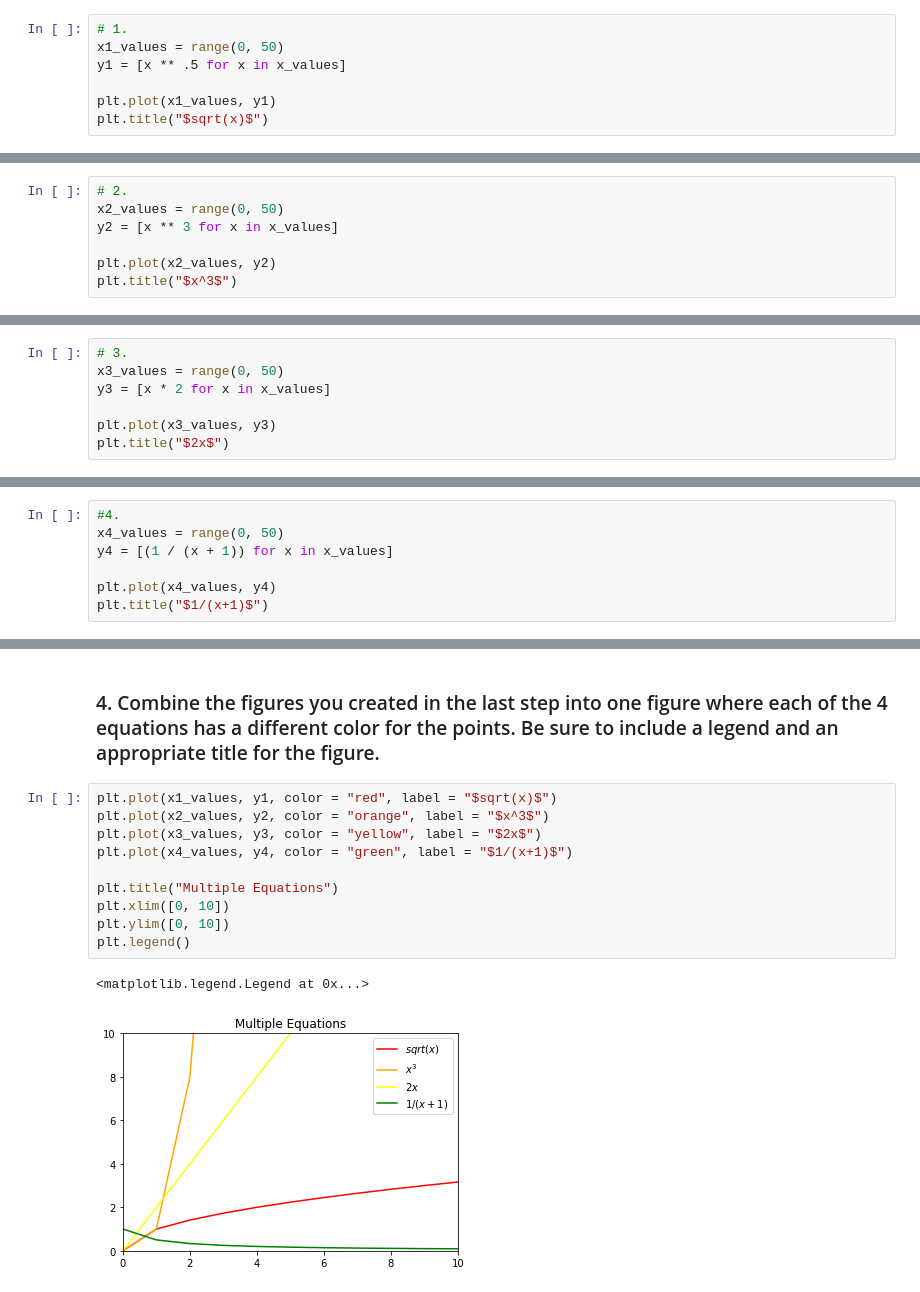
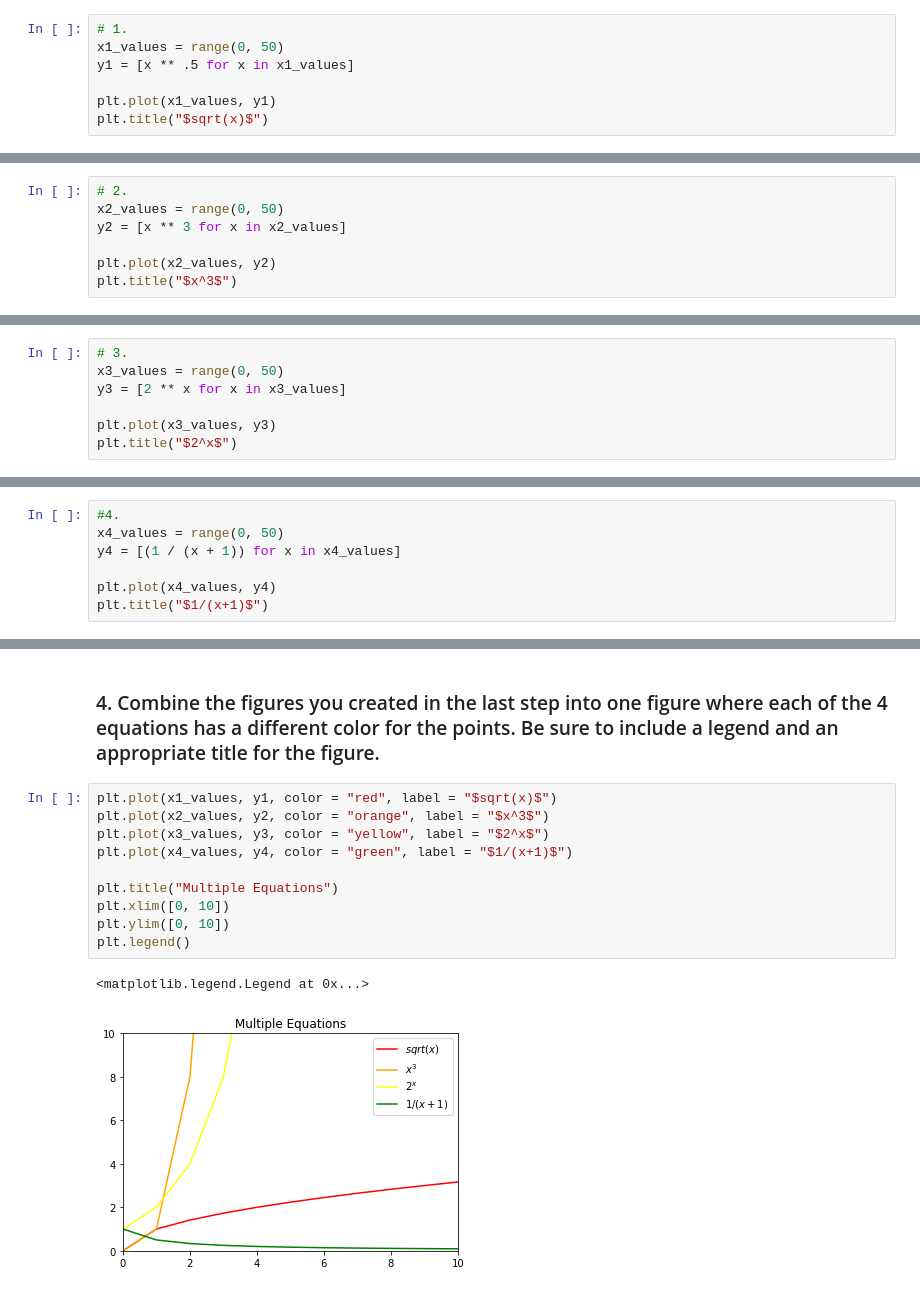
Before and after one commit to david-ryan-alviola/numpy-pandas-visualization-exercises, a Jupyter notebook: matplotlib_exercises.ipynb, the cells around one changed output, grey strips where cells are left out. Drawn from its saved outputs; the diff is of its cells as text.

```diff
--- a/matplotlib_exercises.ipynb
+++ b/matplotlib_exercises.ipynb
@@ -24,7 +24,7 @@ Text(0, 70, '$(0,0)$')
 # %%
 # 1.
 x1_values = range(0, 50)
-y1 = [x ** .5 for x in x_values]
+y1 = [x ** .5 for x in x1_values]
 
 plt.plot(x1_values, y1)
 plt.title("$sqrt(x)$")
@@ -34,7 +34,7 @@ Text(0.5, 1.0, '$sqrt(x)$')
 # %%
 # 2.
 x2_values = range(0, 50)
-y2 = [x ** 3 for x in x_values]
+y2 = [x ** 3 for x in x2_values]
 
 plt.plot(x2_values, y2)
 plt.title("$x^3$")
@@ -44,8 +44,8 @@ Text(0.5, 1.0, '$x^3$')
 # %%
 # 3.
 x3_values = range(0, 50)
-y3 = [x * 2 for x in x_values]
+y3 = [2 ** x for x in x3_values]
 
 plt.plot(x3_values, y3)
-plt.title("$2x$")
+plt.title("$2^x$")
 # %% [output]
@@ -54,7 +54,7 @@ Text(0.5, 1.0, '$2x$')
 # %%
 #4.
 x4_values = range(0, 50)
-y4 = [(1 / (x + 1)) for x in x_values]
+y4 = [(1 / (x + 1)) for x in x4_values]
 
 plt.plot(x4_values, y4)
 plt.title("$1/(x+1)$")
@@ -90,13 +90,13 @@ plt.show()
 # %%
 plt.plot(x1_values, y1, color = "red", label = "$sqrt(x)$")
 plt.plot(x2_values, y2, color = "orange", label = "$x^3$")
-plt.plot(x3_values, y3, color = "yellow", label = "$2x$")
+plt.plot(x3_values, y3, color = "yellow", label = "$2^x$")
 plt.plot(x4_values, y4, color = "green", label = "$1/(x+1)$")
 
 plt.title("Multiple Equations")
 plt.xlim([0, 10])
 plt.ylim([0, 10])
 plt.legend()
 # %% [output]
 <matplotlib.legend.Legend at 0x...>
-[figure, old version]
+[figure, new version]
```
Also changed, not shown: parts of 3 cells of this notebook, 1 other file.
